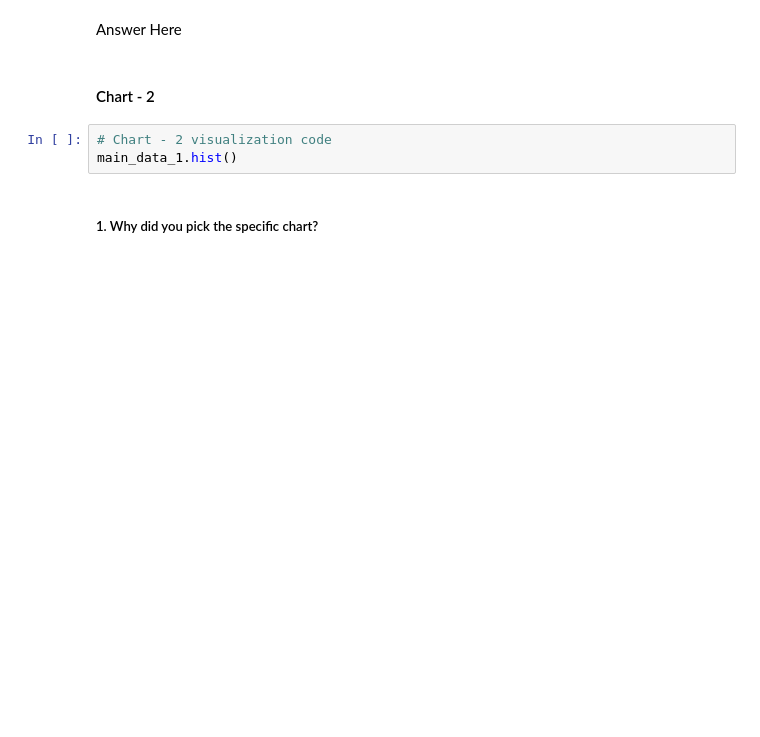
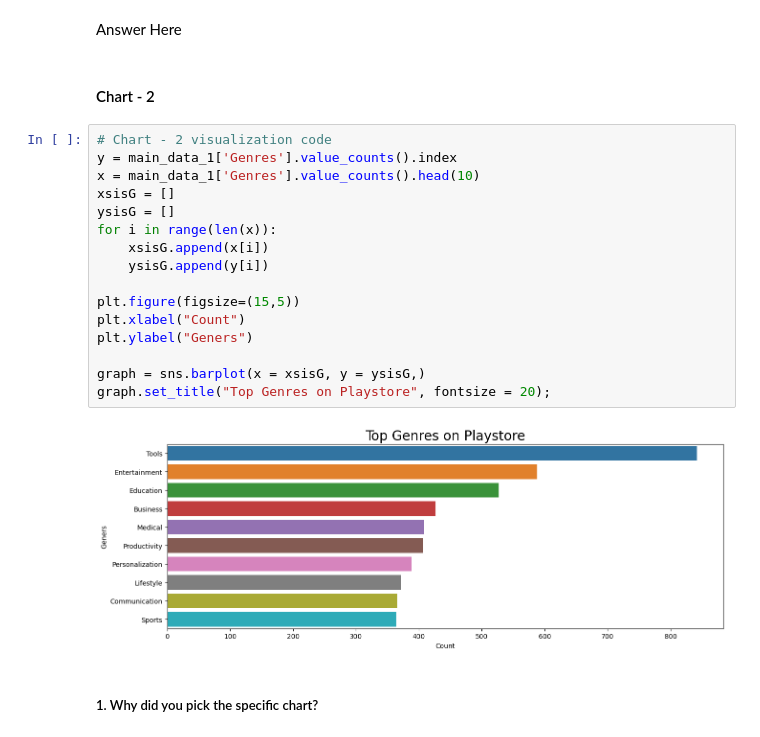
Before and after one commit to sachinwandale1994/Capstone-project, a Jupyter notebook: EDA_on_Play_Store_app_Review_Analysis.ipynb, the cells around one changed output. Saved outputs shown, nothing was run; the diff lists cells and outputs as text; blank space fills up the shorter version.

```diff
--- a/EDA_on_Play_Store_app_Review_Analysis.ipynb
+++ b/EDA_on_Play_Store_app_Review_Analysis.ipynb
@@ -647,9 +718,24 @@ Are there any insights that lead to negative growth? Justify with specific reaso
 Answer Here
 # %% [markdown]
 #### Chart - 2
-# %%
-# Chart - 2 visualization code
-main_data_1.hist()
+# %%
+# Chart - 2 visualization code
+y = main_data_1['Genres'].value_counts().index
+x = main_data_1['Genres'].value_counts().head(10)
+xsisG = []
+ysisG = []
+for i in range(len(x)):
+    xsisG.append(x[i])
+    ysisG.append(y[i])
+
+plt.figure(figsize=(15,5))
+plt.xlabel("Count")
+plt.ylabel("Geners")
+
+graph = sns.barplot(x = xsisG, y = ysisG,)
+graph.set_title("Top Genres on Playstore", fontsize = 20);
+# %% [output]
+[figure, added]
 # %% [markdown]
 ##### 1. Why did you pick the specific chart?
 # %% [markdown]
```
Also changed, not shown: parts of 16 cells of this notebook.
